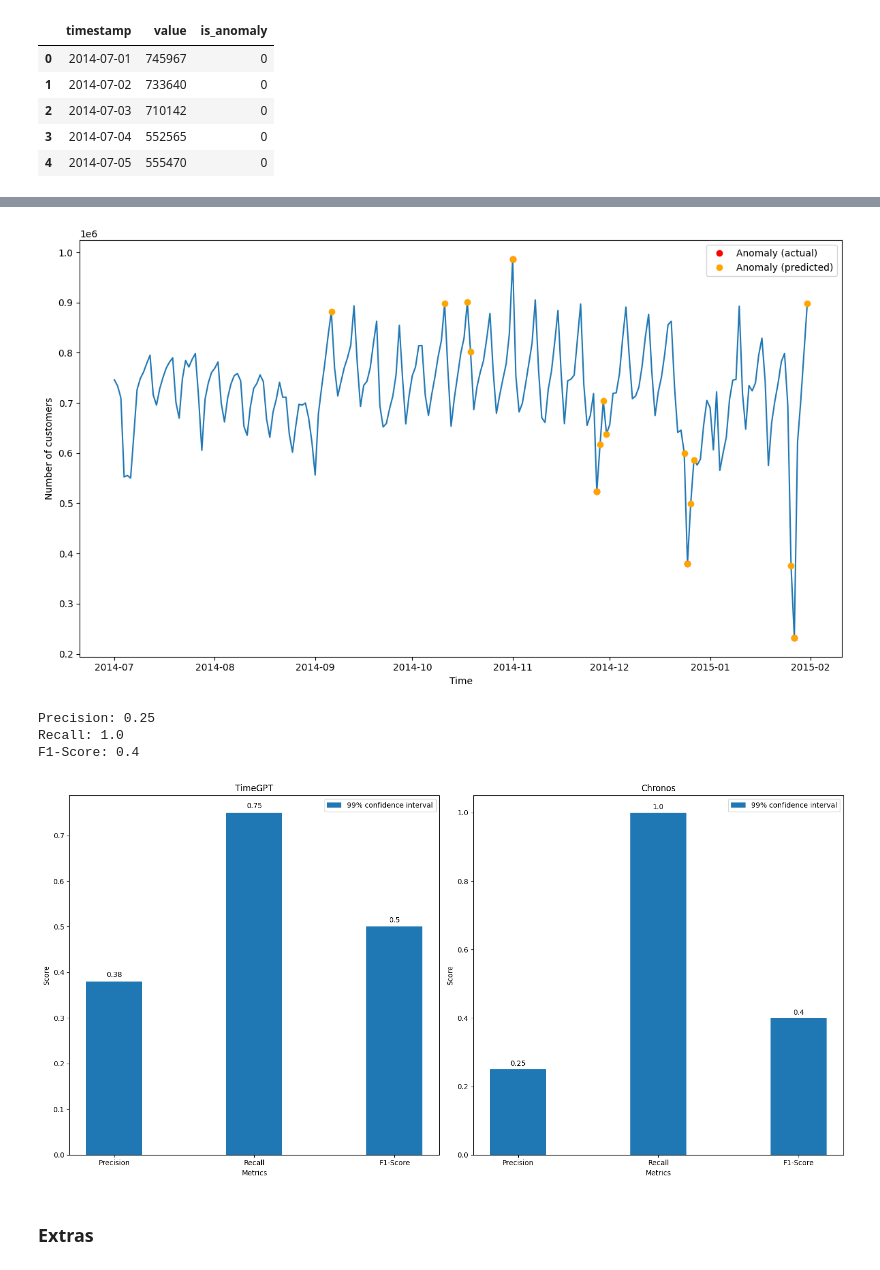
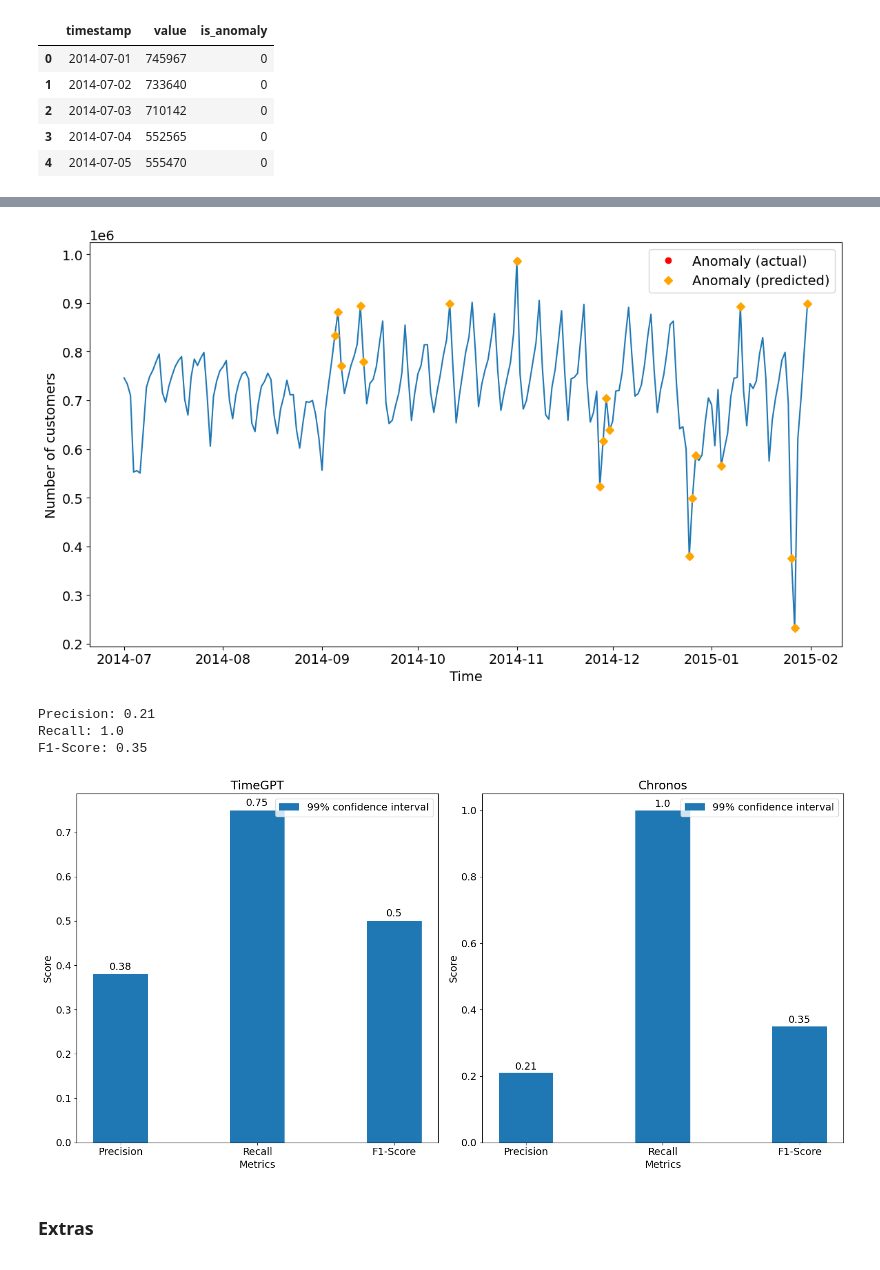
Before and after one commit to marcopeix/TimeSeriesForecastingUsingFoundationModels, a Jupyter notebook: CH05/CH05.ipynb, the cells around one changed output, grey strips where cells are left out. Cells and saved outputs as stored; diff of their text form; code cells hidden in the pictures.

```diff
--- a/CH05/CH05.ipynb
+++ b/CH05/CH05.ipynb
@@ -8,6 +8,8 @@ from chronos import ChronosPipeline
 
 import warnings
 warnings.filterwarnings('ignore')
+# %%
+plt.rcParams.update({'font.size': 14})
 # %% [markdown]
 ## Zero-shot forecasting with Chronos
 # %%
@@ -42,5 +43,5 @@ plt.savefig("figures/Ch05_codefig01.png", dpi=300)
 # %%
-context = [torch.tensor(df.query("Store == @i")['Weekly_SaTles'].to_numpy()) for i in range(1, 5)]
+context = [torch.tensor(df.query("Store == @i")['Weekly_Sales'].to_numpy()) for i in range(1, 5)]
 # %%
 pipeline = ChronosPipeline.from_pretrained(
     "amazon/chronos-t5-small",
@@ -82,7 +83,7 @@ plt.savefig("figures/Ch05_codefig02.png", dpi=300)
 # %% [markdown]
 ## Cross-validation with Chronos
 # %%
-def cross_validation_chronos(df, h, n_windows=4, target_col):
+def cross_validation_chronos(df, h, n_windows, target_col):
 
     lows = []
     medians = []
@@ -167,8 +168,8 @@ evaluation
 fig, (ax1, ax2) = plt.subplots(nrows=1, ncols=2, figsize=(16,8))
 
 x = ['Chronos', 'Chronos-finetuned']
-y_mae = [70448, 63811]
-y_smape = [2.21, 1.99]
+y_mae = [77657, 63811]
+y_smape = [2.44, 1.99]
 
 ax1.bar(x, y_mae, width=0.4, label='MAE')
 ax1.set_xlabel('Models')
@@ -265,7 +266,7 @@ fig, ax = plt.subplots(figsize=(12,7))
 
 ax.plot(df['timestamp'], df['value'])
 ax.plot(actual_anomaly_df['timestamp'], actual_anomaly_df['value'], 'o', color='red', label='Anomaly (actual)')
-ax.plot(pred_anomaly_df['timestamp'], pred_anomaly_df['value'], 'o', color='orange', label='Anomaly (predicted)')
+ax.plot(pred_anomaly_df['timestamp'], pred_anomaly_df['value'], 'D', color='orange', label='Anomaly (predicted)')
 ax.set_xlabel('Time')
 ax.set_ylabel('Number of customers')
 ax.legend(loc='best')
@@ -273,7 +274,7 @@ ax.legend(loc='best')
 plt.tight_layout()
 plt.savefig("figures/CH05_codefig05.png", dpi=300)
 # %% [output]
-[figure, old version]
+[figure, new version]
 # %%
 def evaluate_anomaly_detection(df, preds_col, actual_col):
     tp = ((df[preds_col] == 1) & (df[actual_col] == 1)).sum()
@@ -298,38 +299,38 @@ print(f"Precision: {round(precision,2)}")
 print(f"Recall: {round(recall,2)}")
 print(f"F1-Score: {round(f1_score,2)}")
 # %% [output]
-Precision: 0.25
+Precision: 0.21
 Recall: 1.0
-F1-Score: 0.4
+F1-Score: 0.35
 # %%
 fig, (ax1, ax2) = plt.subplots(nrows=1, ncols=2, figsize=(16,8))
 
 x = ['Precision', 'Recall', 'F1-Score']
 y_99_timegpt = [0.38, 0.75, 0.50]
-y_99_chronos = [precision, recall, f1_score]
+y_99_chronos = [round(precision, 2), round(recall,2), round(f1_score,2)]
 
 ax1.bar(x, y_99_timegpt, width=0.4, label='99% confidence interval')
 ax1.set_title('TimeGPT')
 ax1.set_xlabel('Metrics')
 ax1.set_ylabel('Score')
 ax1.legend()
 
 for i, v in enumerate(y_99_timegpt):
     ax1.text(x=i, y=v+0.01, s=str(v), ha='center')
 
 ax2.bar(x, y_99_chronos, width=0.4, label='99% confidence interval')
 ax2.set_title('Chronos')
 ax2.set_xlabel('Metrics')
 ax2.set_ylabel('Score')
 ax2.legend()
 
 for i, v in enumerate(y_99_chronos):
     ax2.text(x=i, y=v+.01, s=str(v), ha='center')
 
 plt.tight_layout()
 plt.savefig("figures/CH05_codefig06.png", dpi=300)
 # %% [output]
-[figure, old version]
+[figure, new version]
 # %% [markdown]
 ### Extras
 # %% [markdown]
```
Also changed, not shown: parts of 8 cells of this notebook, 5 other files.
